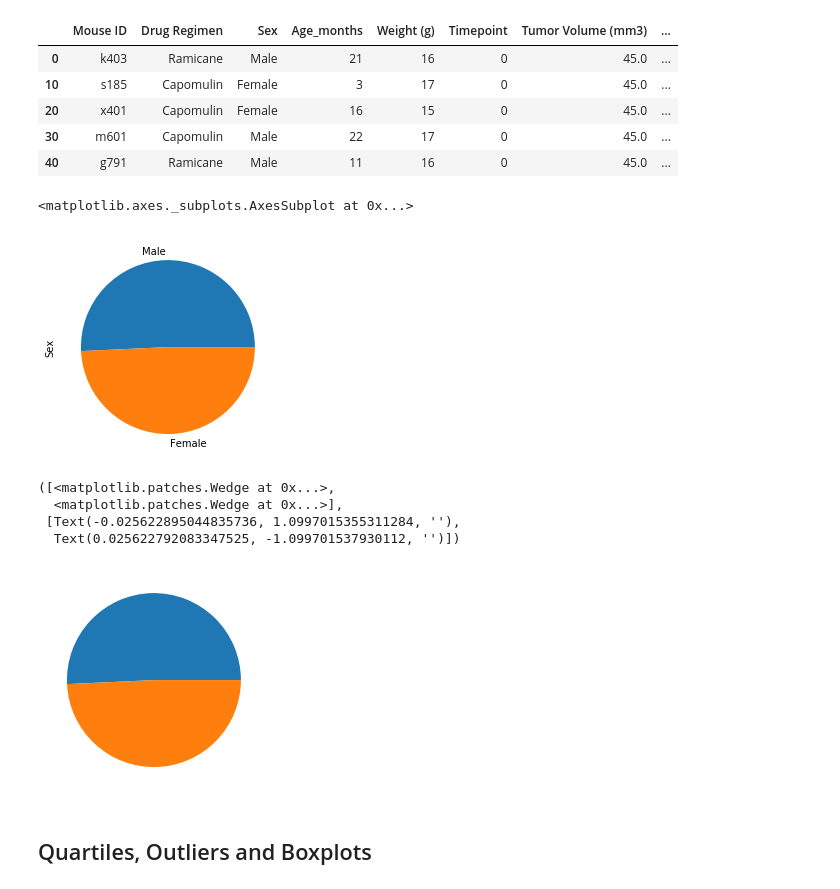
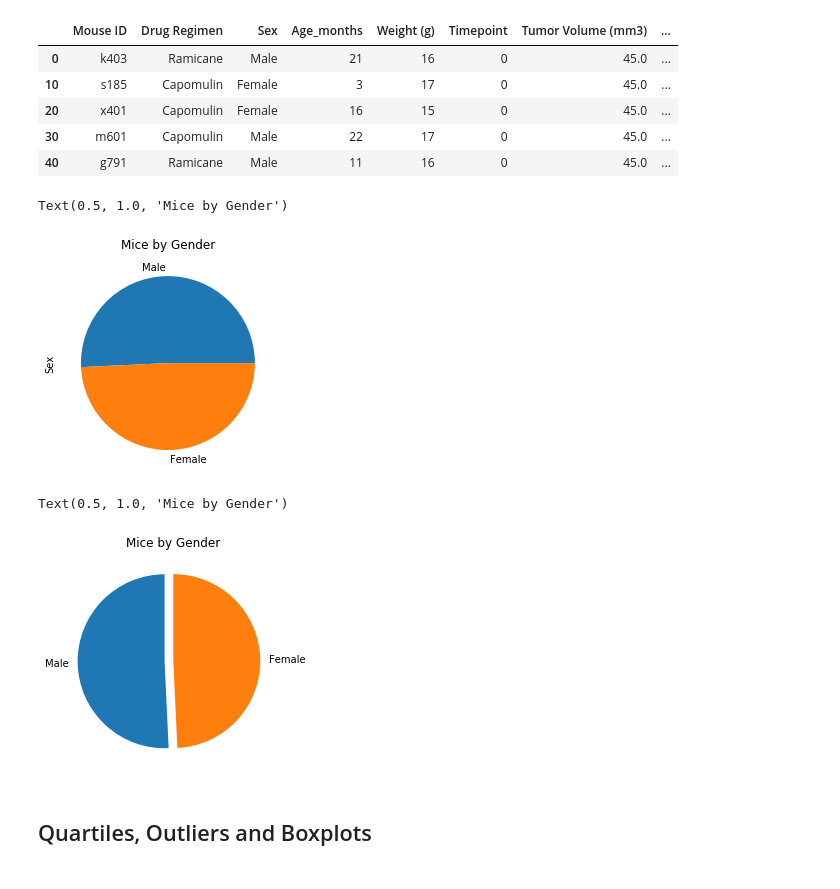
Before and after one commit to jamisonunruh24/matplot-challenge, a Jupyter notebook: Pymaceuticals/pymaceuticals_starter.ipynb, the cells around one changed output. Drawn from its saved outputs; the diff is of its cells as text; code cells hidden in the pictures.

```diff
--- a/Pymaceuticals/pymaceuticals_starter.ipynb
+++ b/Pymaceuticals/pymaceuticals_starter.ipynb
@@ -211,20 +219,21 @@ tp_zero.head()
 # %%
 # Generate a pie plot showing the distribution of female versus male mice using pandas
 gender_counts = clean_mouse_df.Sex.value_counts()
 gender_counts.plot(kind="pie")
+plt.title("Mice by Gender")
 # %% [output]
-<matplotlib.axes._subplots.AxesSubplot at 0x...>
+Text(0.5, 1.0, 'Mice by Gender')
-[figure, old version]
+[figure, new version]
 # %%
 # Generate a pie plot showing the distribution of female versus male mice using pyplot
 sizes = gender_counts
-plt.pie(sizes)
+explode = (0.1,0)
+labels = ["Male", "Female"]
+plt.pie(sizes, explode=explode, labels = labels, startangle = 90)
+plt.title("Mice by Gender")
 # %% [output]
-([<matplotlib.patches.Wedge at 0x...>,
-  <matplotlib.patches.Wedge at 0x...>],
- [Text(-0.025622895044835736, 1.0997015355311284, ''),
-  Text(0.025622792083347525, -1.099701537930112, '')])
+Text(0.5, 1.0, 'Mice by Gender')
-[figure, old version]
+[figure, new version]
 # %% [markdown]
 ## Quartiles, Outliers and Boxplots
 # %%
```
Also changed, not shown: parts of 10 cells of this notebook.
